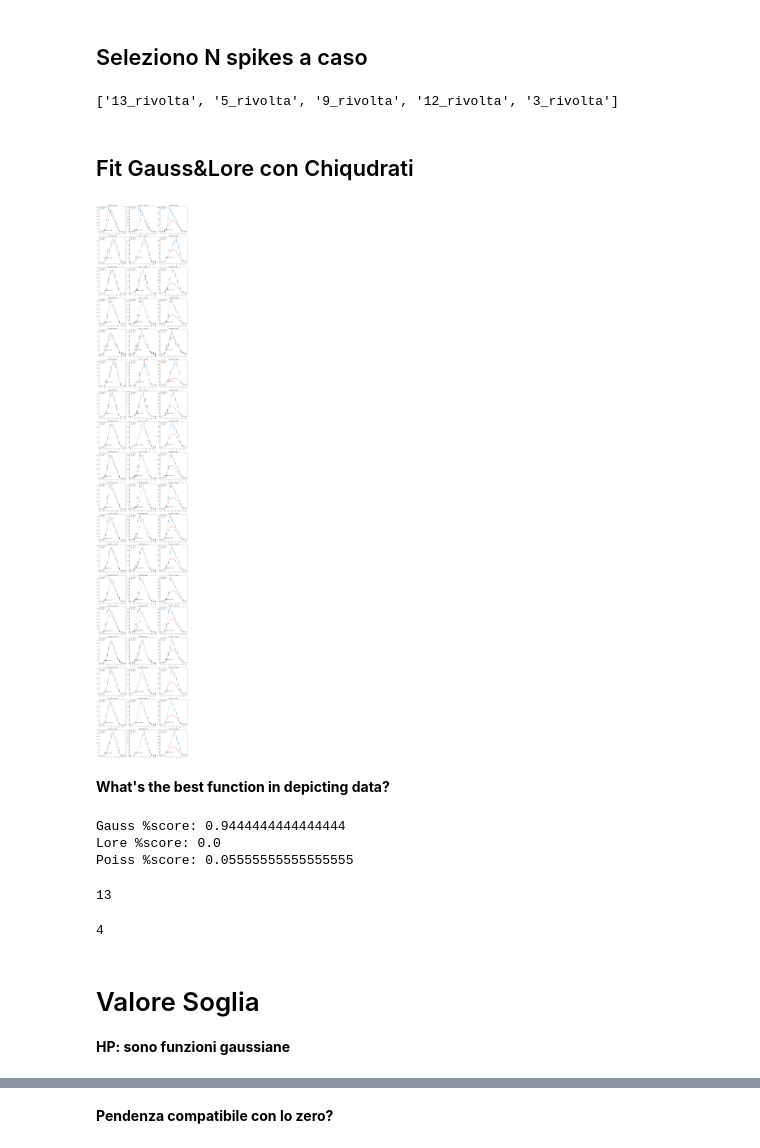
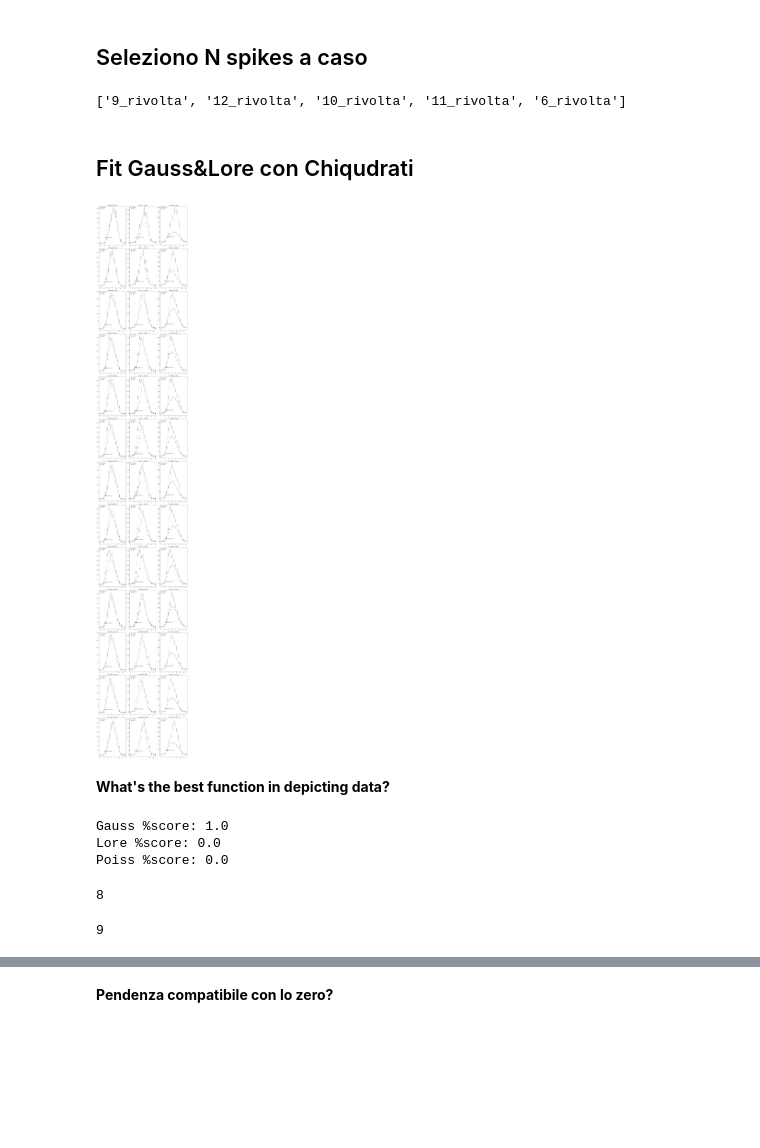
Before and after one commit to jackdeandrea/Econofisica, a Jupyter notebook: definizione_rivolte_fit.ipynb, the cells around one changed output, grey strips where cells are left out. Cells and saved outputs as stored; diff of their text form; code cells hidden in the pictures; blank space fills up the shorter version.

```diff
--- a/definizione_rivolte_fit.ipynb
+++ b/definizione_rivolte_fit.ipynb
@@ -23,6 +23,7 @@ file.head()
 # %%
 df = file['y.2']
 y = df.to_numpy()
+y = y[102:]
 x = ar(range(len(y)))
 # %% [markdown]
 # Definizioni Utili
@@ -164,7 +196,7 @@ N = 5
 choosen_list = random.sample(list(rivolte_dict.keys()), k=N)
 choosen_list
 # %% [output]
-['13_rivolta', '5_rivolta', '9_rivolta', '12_rivolta', '3_rivolta']
+['9_rivolta', '12_rivolta', '10_rivolta', '11_rivolta', '6_rivolta']
 # %%
 bellerivolte = ['5_rivolta', '15_rivolta', '3_rivolta', '7_rivolta', '18_rivolta']
 # %%
@@ -215,37 +247,38 @@ for i, rivolta in enumerate(rivolte_dict.keys()):
 
     #landau_params, landau_cov = curve_fit(landau, x, y, p0=[3,5,100,0], sigma=sigma_gauss)
     #landau_red_chisq = chiquadronorm(y, landau(x,*landau_params), sigma_gauss, len(y)-len(landau_params), norm=True)
 
     x_cont = np.linspace(x[0], x[-1], 100)
 
-    ax[i][0].errorbar(x,y,yerr=np.sqrt(y),fmt='o:',uplims=True, lolims=True,label='data')
+    #ax[i][0].errorbar(x,y,yerr=np.sqrt(y),fmt='o:',uplims=True, lolims=True,label='data')
+    ax[i][0].errorbar(x,y,yerr=np.sqrt(y),fmt='o:',solid_capstyle='projecting',capsize=5,label='data')
     ax[i][0].plot(x,gauss(x,*gauss_params),'ro:',label='gauss fit')
     ax[i][0].legend(loc='upper left')
     ax[i][0].text(2,20,'chisquared = %.2f' % (gauss_red_chisq))
     ax[i][0].title.set_text('GaussFit ' + rivolta)
 
-    ax[i][1].errorbar(x,y,yerr=np.sqrt(y),fmt='o:',uplims=True, lolims=True,label='data')
+    ax[i][1].errorbar(x,y,yerr=np.sqrt(y),fmt='o:',solid_capstyle='projecting',capsize=5,label='data')
     ax[i][1].plot(x,lore(x,*lore_params),'ro:',label='lore fit')
     ax[i][1].legend(loc='upper left')
     ax[i][1].text(2,20,'chisquared = %.2f' % (lore_red_chisq))
     ax[i][1].title.set_text('LoreFit ' + rivolta)
 
-    ax[i][2].errorbar(x,y,yerr=np.sqrt(y),fmt='o:',uplims=True, lolims=True,label='data')
+    ax[i][2].errorbar(x,y,yerr=np.sqrt(y),fmt='o:',solid_capstyle='projecting',capsize=5,label='data')
     ax[i][2].plot(x,poisson(x,*poiss_params),'ro:',label='poiss fit')
     ax[i][2].legend(loc='upper left')
     ax[i][2].text(2,20,'chisquared = %.2f' % (poiss_red_chisq))
     ax[i][2].title.set_text('PoissFit ' + rivolta)
 
     #ax[i][3].plot(x,y,'b+:',label='data')
     #ax[i][3].plot(x,landau(x,*landau_params),'ro:',label='landa fit')
     #ax[i][3].legend(loc='upper left')
     #ax[i][3].text(2,20,'chisquared = %.2f' % (landau_red_chisq))
     #ax[i][3].title.set_text('LandaFit ' + rivolta)
 
 fig.tight_layout()
 plt.show()
 # %% [output]
-[figure, old version]
+[figure, new version]
 # %% [markdown]
 **What's the best function in depicting data?**
 # %%
@@ -265,17 +298,14 @@ print('Gauss %score:', gauss_score/len(gauss_chisq_list))
 print('Lore %score:', lore_score/len(lore_chisq_list))
 print('Poiss %score:', poiss_score/len(poiss_chisq_list))
 # %% [output]
-Gauss %score: 0.9444444444444444
+Gauss %score: 1.0
 Lore %score: 0.0
-Poiss %score: 0.05555555555555555
+Poiss %score: 0.0
 # %%
 np.argmax(gauss_chisq_list)
 # %% [output]
-13
+8
 # %%
 np.argmin(poiss_chisq_list)
 # %% [output]
-4
+9
-# %% [markdown]
-# Valore Soglia
-**HP: sono funzioni gaussiane**
```
Also changed, not shown: parts of 16 cells of this notebook.
